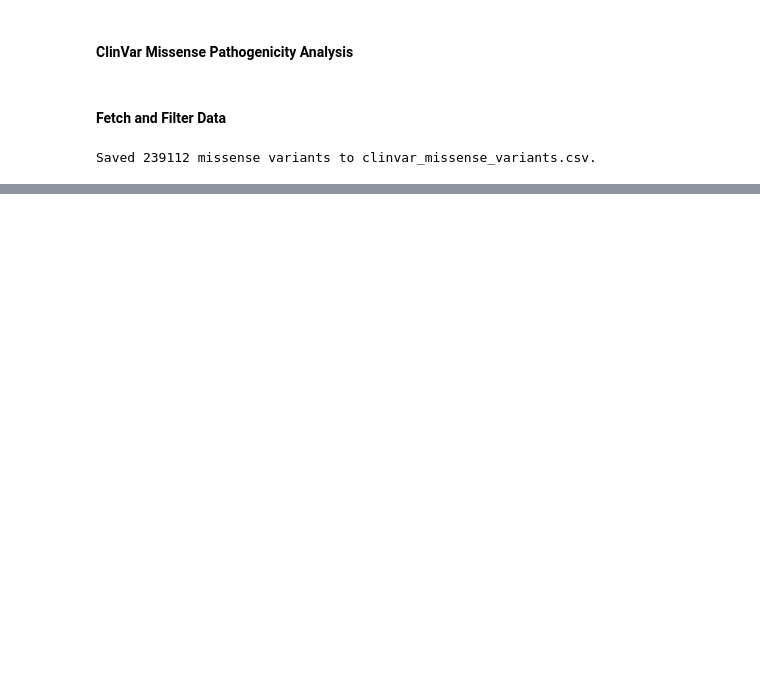
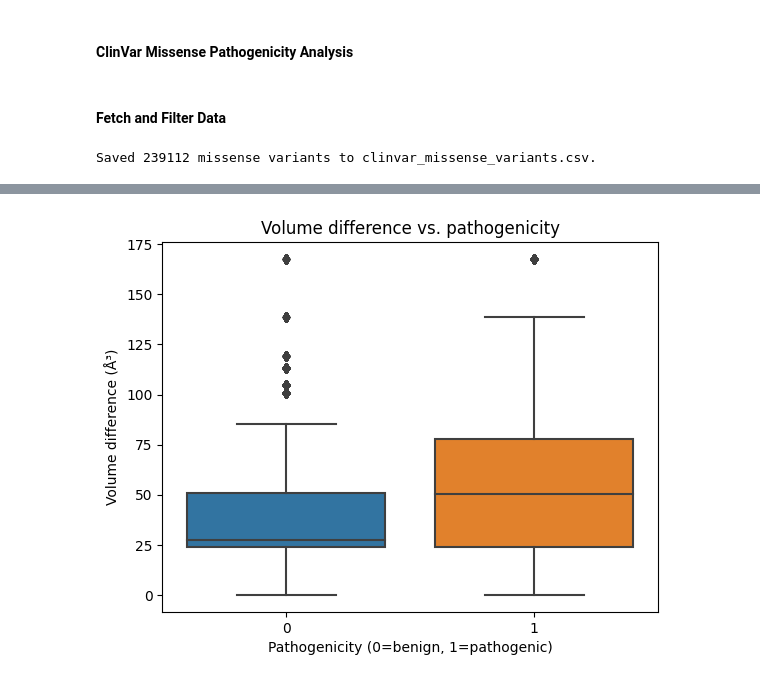
Before and after one commit to avnishkn/missense-pathogenicity, a Jupyter notebook: missense-pathogenicity.ipynb, the cells around one changed output, grey strips where cells are left out. Drawn from its saved outputs; the diff is of its cells as text; code cells hidden in the pictures; blank space fills up the shorter version.

```diff
--- a/missense-pathogenicity.ipynb
+++ b/missense-pathogenicity.ipynb
@@ -105,0 +236,10 @@ Saved 239112 missense variants to clinvar_missense_variants.csv.
+# %%
+# Box plot of volume difference
+
+sns.boxplot(data=df, x='label', y='volume_diff')
+plt.title("Volume difference vs. pathogenicity")
+plt.xlabel("Pathogenicity (0=benign, 1=pathogenic)")
+plt.ylabel("Volume difference (Å³)")
+plt.show()
+# %% [output]
+[figure, added]
```
Also changed, not shown: parts of 13 cells of this notebook.
